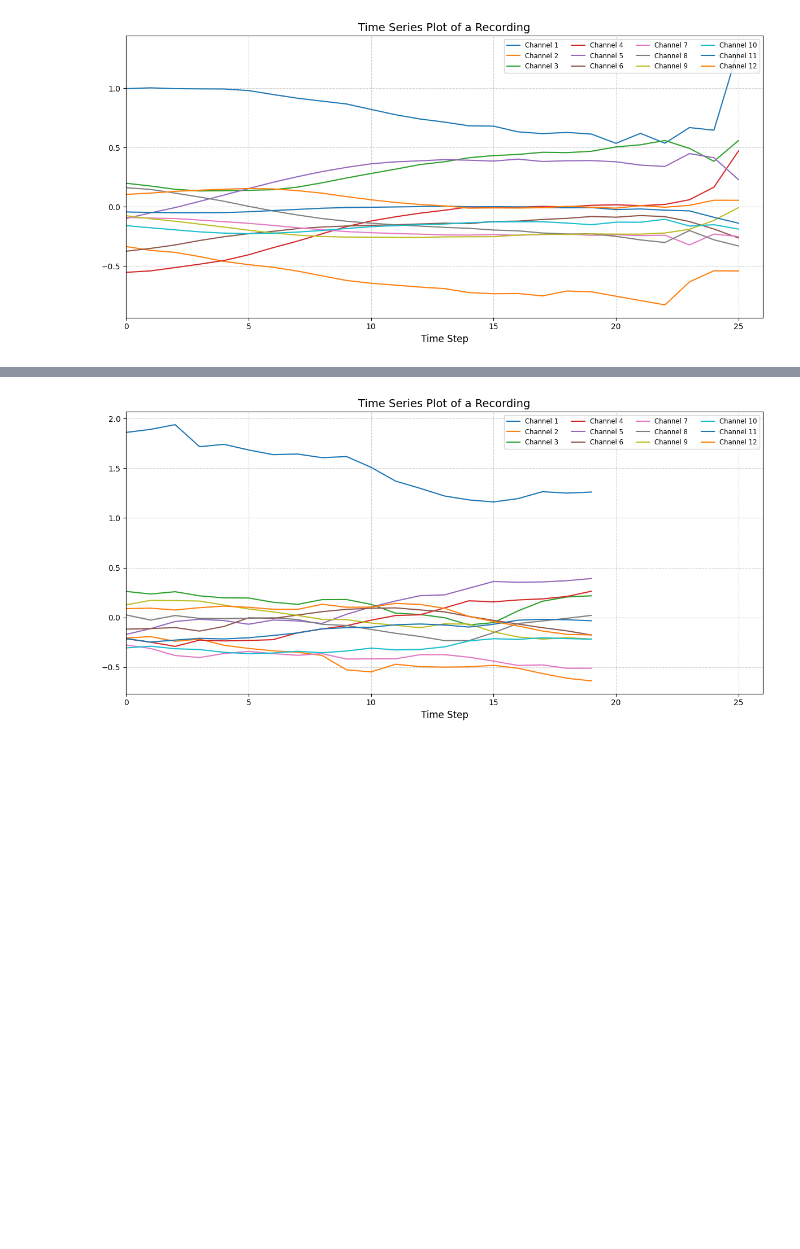
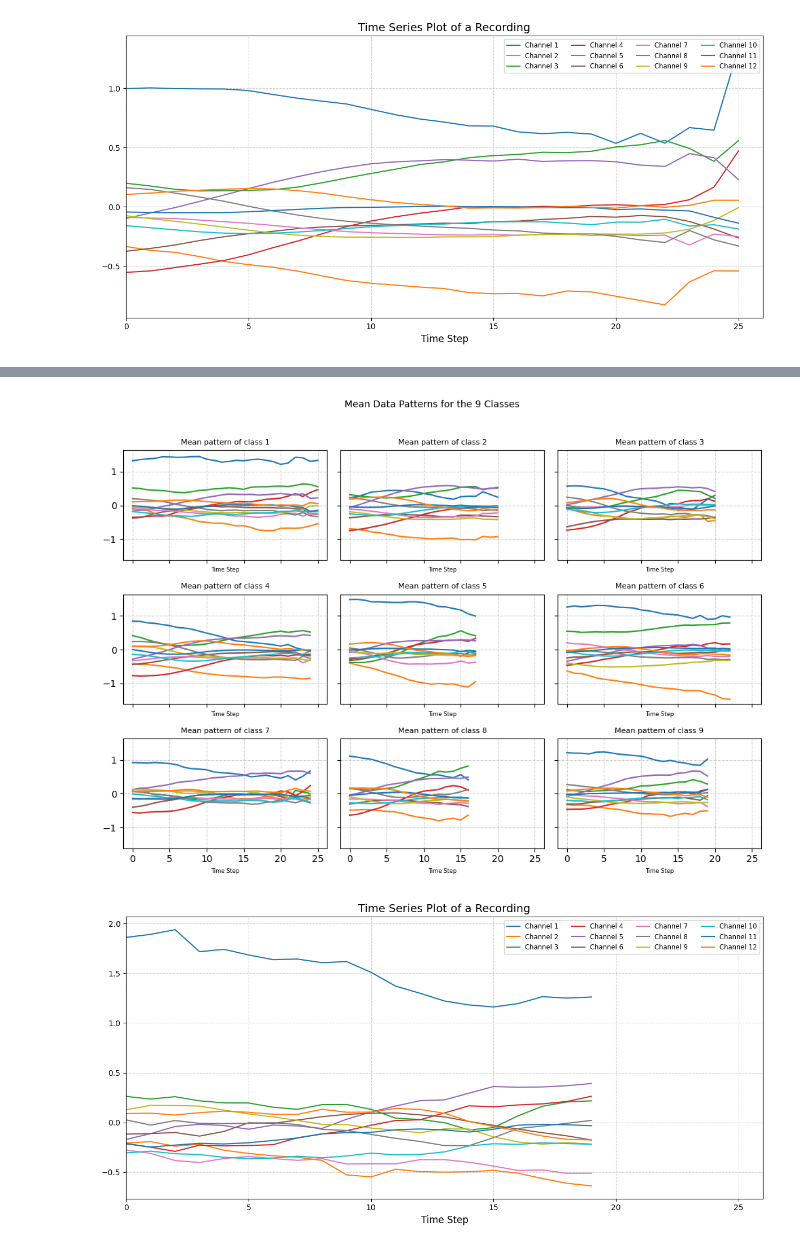
Before and after one commit to MaDoJo/AML_Group13, a Jupyter notebook: pipeline.ipynb, the cells around one changed output, grey strips where cells are left out. Saved outputs shown, nothing was run; the diff lists cells and outputs as text; code cells hidden in the pictures; blank space fills up the shorter version.

```diff
--- a/pipeline.ipynb
+++ b/pipeline.ipynb
@@ -53,2 +38,6 @@ visualize_data_lengths(time_steps)
+# %%
+visualize_class_means(train_data)
+# %% [output]
+[figure, added]
 # %%
 visualize_data_point(train_data[0])
```
Also changed, not shown: parts of 7 cells of this notebook, 2 other files.
